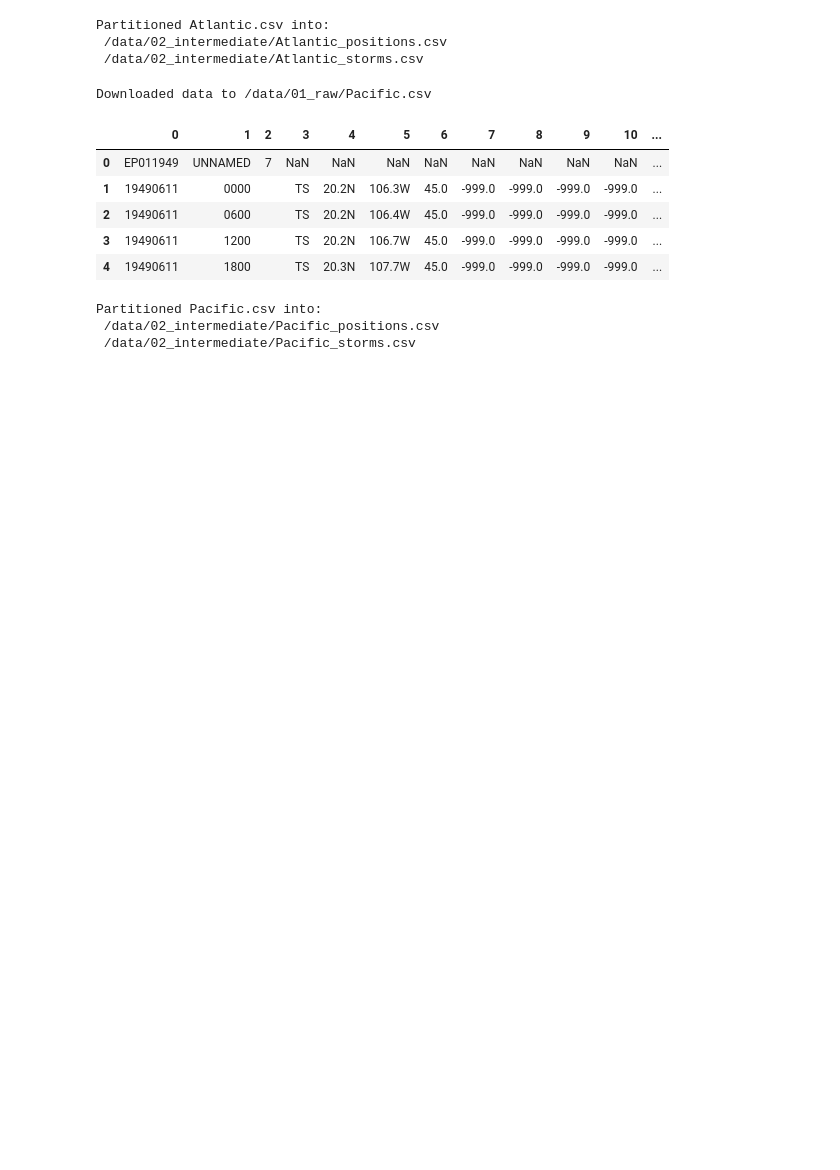
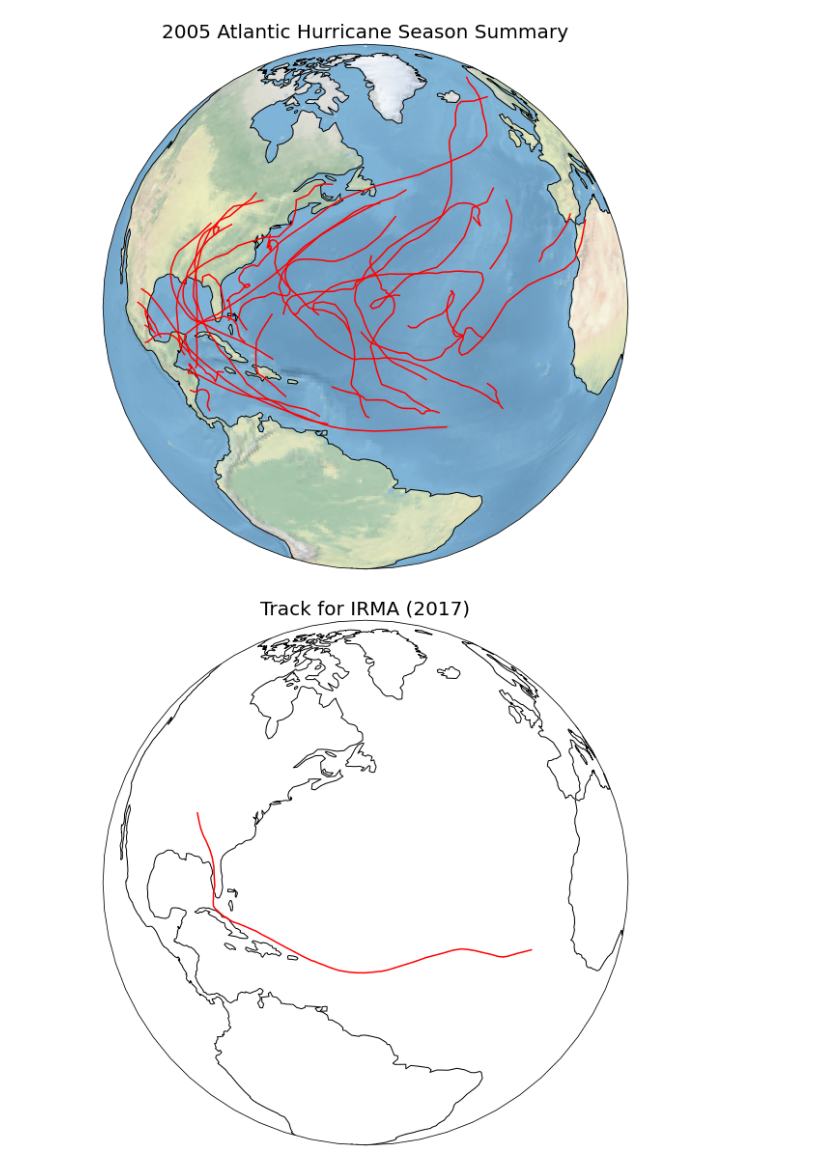
Before and after one commit to bmfeciura/hurricane-frequency, a Jupyter notebook: notebooks/sample_workflow.ipynb, the cells around one changed output. Saved outputs shown, nothing was run; the diff lists cells and outputs as text; code cells hidden in the pictures; blank space fills up the shorter version.

```diff
--- a/notebooks/sample_workflow.ipynb
+++ b/notebooks/sample_workflow.ipynb
@@ -21,24 +22,8 @@ Downloaded data to /data/01_raw/Atlantic.csv
 # %%
-from src.d02_intermediate import clean_hurdat
+from src.d02_intermediate import clean_hurdat as clh
 
-clean_hurdat.partition_hurdat("Atlantic.csv")
+clh.partition_hurdat("Atlantic.csv")
-# %% [output]
-Partitioned Atlantic.csv into:
- /data/02_intermediate/Atlantic_positions.csv
- /data/02_intermediate/Atlantic_storms.csv
 # %%
-data_download.download_pacific_hurdat_raw()
+ddln.download_pacific_hurdat_raw()
-# %% [output]
-Downloaded data to /data/01_raw/Pacific.csv
-|  | 0 | 1 | 2 | 3 | 4 | 5 | 6 | 7 | 8 | 9 | 10 | ... |
-| 0 | EP011949 | UNNAMED | 7 | NaN | NaN | NaN | NaN | NaN | NaN | NaN | NaN | ... |
-| 1 | 19490611 | 0000 |  | TS | 20.2N | 106.3W | 45.0 | -999.0 | -999.0 | -999.0 | -999.0 | ... |
-| 2 | 19490611 | 0600 |  | TS | 20.2N | 106.4W | 45.0 | -999.0 | -999.0 | -999.0 | -999.0 | ... |
-| 3 | 19490611 | 1200 |  | TS | 20.2N | 106.7W | 45.0 | -999.0 | -999.0 | -999.0 | -999.0 | ... |
-| 4 | 19490611 | 1800 |  | TS | 20.3N | 107.7W | 45.0 | -999.0 | -999.0 | -999.0 | -999.0 | ... |
 # %%
-clean_hurdat.partition_hurdat("Pacific.csv")
+clh.partition_hurdat("Pacific.csv")
-# %% [output]
-Partitioned Pacific.csv into:
- /data/02_intermediate/Pacific_positions.csv
- /data/02_intermediate/Pacific_storms.csv
@@ -44,0 +33,8 @@ Partitioned Pacific.csv into:
+# %%
+from src.d07_visualization import storm_tracks as trk
+
+trk.plot_season_summary(2005, fullcolor = True, export = True)
+trk.plot_storm_track(trk.stormID("IRMA", 2017), global_view = True)
+# %% [output]
+[figure, added]
+[figure, added]
```
Also changed, not shown: parts of 10 cells of this notebook, 39 other files.
